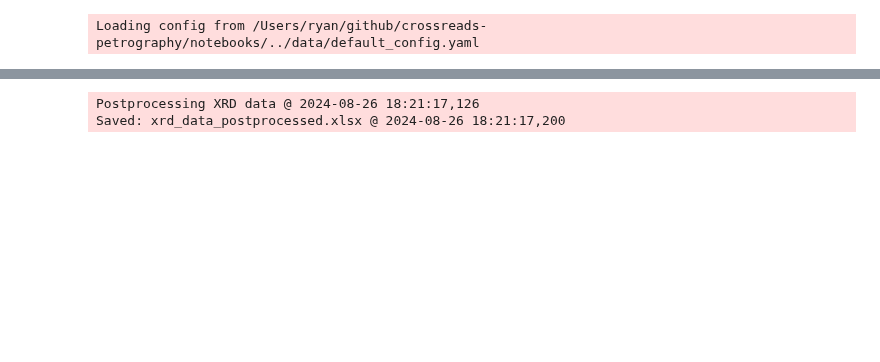
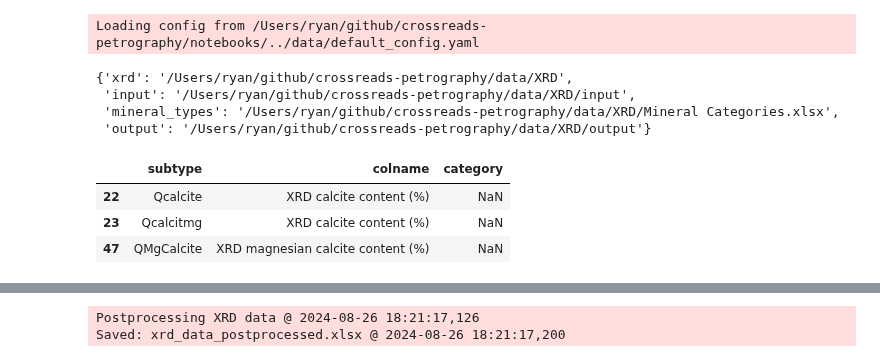
Before and after one commit to kingsdigitallab/crossreads-petrography, a Jupyter notebook: notebooks/XRD.ipynb, the cells around one changed output, grey strips where cells are left out. Drawn from its saved outputs; the diff is of its cells as text; code cells hidden in the pictures; blank space fills up the shorter version.

```diff
--- a/notebooks/XRD.ipynb
+++ b/notebooks/XRD.ipynb
@@ -5,3 +5,17 @@ from crossreads_petrography import *
 Loading config from /Users/ryan/github/crossreads-petrography/notebooks/../data/default_config.yaml
 # %%
 xrd_converter = XRDConverter()
+xrd_converter.paths
+# %% [output]
+{'xrd': '/Users/ryan/github/crossreads-petrography/data/XRD',
+ 'input': '/Users/ryan/github/crossreads-petrography/data/XRD/input',
+ 'mineral_types': '/Users/ryan/github/crossreads-petrography/data/XRD/Mineral Categories.xlsx',
+ 'output': '/Users/ryan/github/crossreads-petrography/data/XRD/output'}
+# %%
+df=read_path('xrd.mineral_types')
+df[df.subtype.str.lower().str.contains('calc')]
+# %% [output]
+|  | subtype | colname | category |
+| 22 | Qcalcite | XRD calcite content (%) | NaN |
+| 23 | Qcalcitmg | XRD calcite content (%) | NaN |
+| 47 | QMgCalcite | XRD magnesian calcite content (%) | NaN |
```
Also changed, not shown: parts of 10 cells of this notebook, 3 other files.
